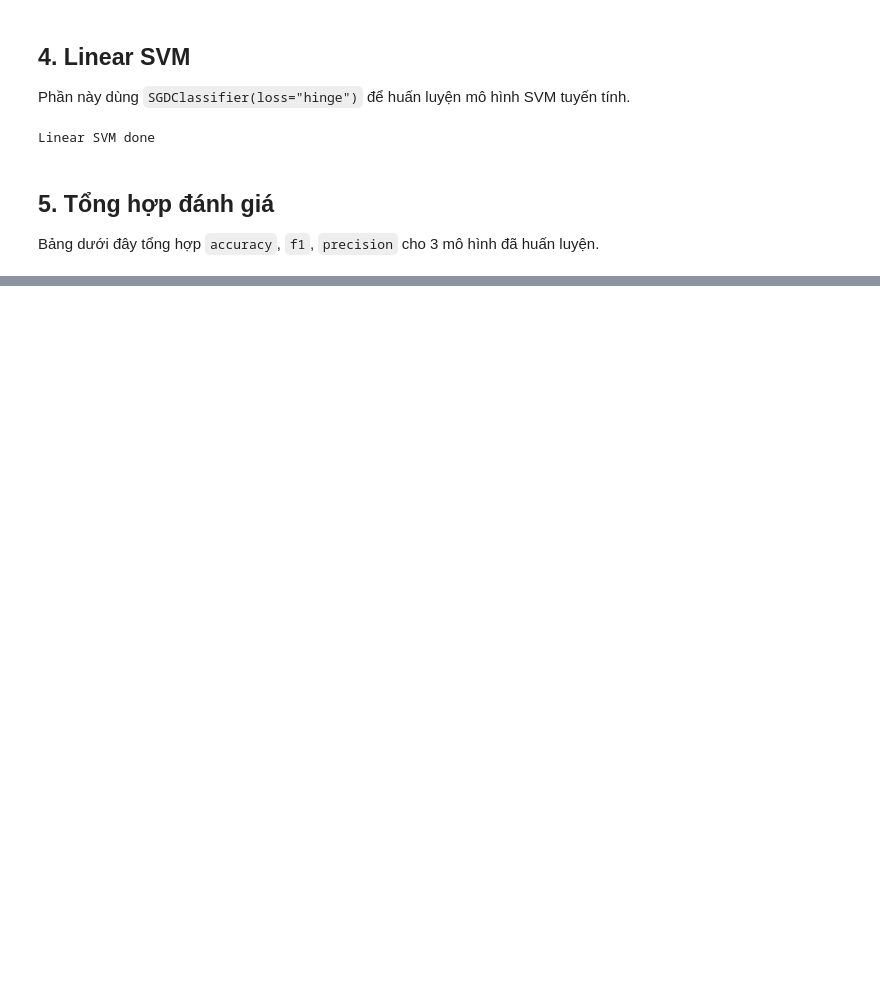
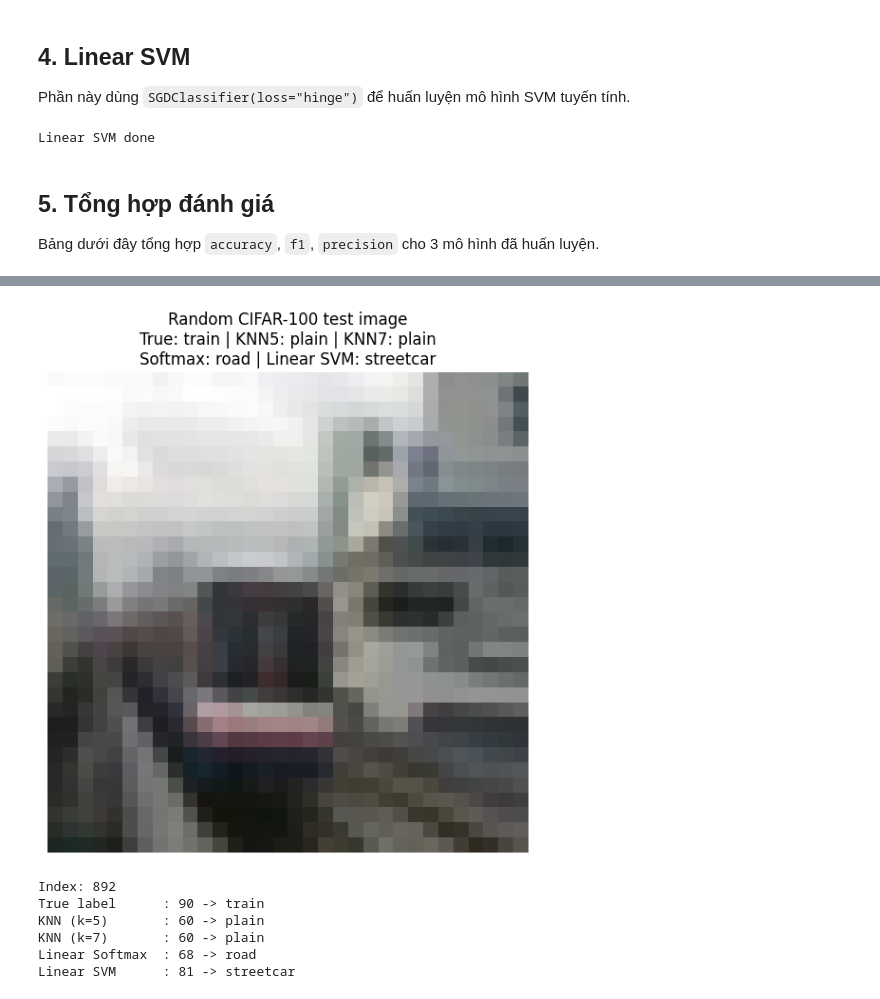
Before and after one commit to Sura3607/deepLearning, a Jupyter notebook: Lab1/lab01.ipynb, the cells around one changed output, grey strips where cells are left out. Drawn from its saved outputs; the diff is of its cells as text; code cells hidden in the pictures; blank space fills up the shorter version.

```diff
--- a/Lab1/lab01.ipynb
+++ b/Lab1/lab01.ipynb
@@ -230,0 +288,66 @@ metrics_df
+# %%
+# Demo: chọn ngẫu nhiên 1 ảnh test, hiển thị ảnh và so sánh dự đoán của 4 model
+required_vars = [
+    "x_test",
+    "y_test",
+    "knn_model_5",
+    "knn_model_7",
+    "softmax_model",
+    "svm_model",
+]
+
+missing = [var_name for var_name in required_vars if var_name not in globals()]
+if missing:
+    raise ValueError(f"Thiếu biến trong kernel: {missing}. Hãy chạy lại các cell train trước.")
+
+class_names = datasets.CIFAR100(root=DATA_DIR, train=True, download=False).classes
+
+def label_to_name(label_index):
+    return class_names[int(label_index)]
+
+rng_vis = np.random.default_rng(RANDOM_STATE)
+idx = int(rng_vis.integers(0, len(x_test)))
+
+x_one = x_test[idx:idx + 1]
+y_true_one = int(y_test[idx])
+
+pred_knn5 = int(predict(knn_model_5, x_one)[0])
+pred_knn7 = int(predict(knn_model_7, x_one)[0])
+pred_softmax = int(predict(softmax_model, x_one)[0])
+pred_svm = int(predict(svm_model, x_one)[0])
+
+# x_test đang là ảnh flatten dạng (3072,), reshape lại về (32, 32, 3) để hiển thị
+img = x_test[idx].reshape(32, 32, 3)
+img = np.clip(img, 0.0, 1.0)
+
+true_name = label_to_name(y_true_one)
+pred_knn5_name = label_to_name(pred_knn5)
+pred_knn7_name = label_to_name(pred_knn7)
+pred_softmax_name = label_to_name(pred_softmax)
+pred_svm_name = label_to_name(pred_svm)
+
+plt.figure(figsize=(6, 6))
+plt.imshow(img)
+plt.axis("off")
+plt.title(
+    "Random CIFAR-100 test image\n"
+    f"True: {true_name} | KNN5: {pred_knn5_name} | KNN7: {pred_knn7_name}\n"
+    f"Softmax: {pred_softmax_name} | Linear SVM: {pred_svm_name}"
+)
+plt.tight_layout()
+plt.show()
+
+print(f"Index: {idx}")
+print(f"True label      : {y_true_one} -> {true_name}")
+print(f"KNN (k=5)       : {pred_knn5} -> {pred_knn5_name}")
+print(f"KNN (k=7)       : {pred_knn7} -> {pred_knn7_name}")
+print(f"Linear Softmax  : {pred_softmax} -> {pred_softmax_name}")
+print(f"Linear SVM      : {pred_svm} -> {pred_svm_name}")
+# %% [output]
+[figure, added]
+Index: 892
+True label      : 90 -> train
+KNN (k=5)       : 60 -> plain
+KNN (k=7)       : 60 -> plain
+Linear Softmax  : 68 -> road
+Linear SVM      : 81 -> streetcar
```
Also changed, not shown: parts of 5 cells of this notebook.
